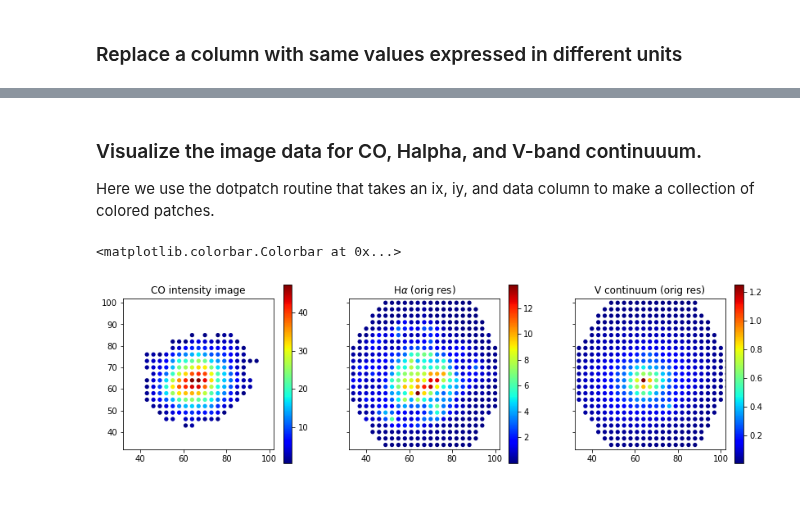
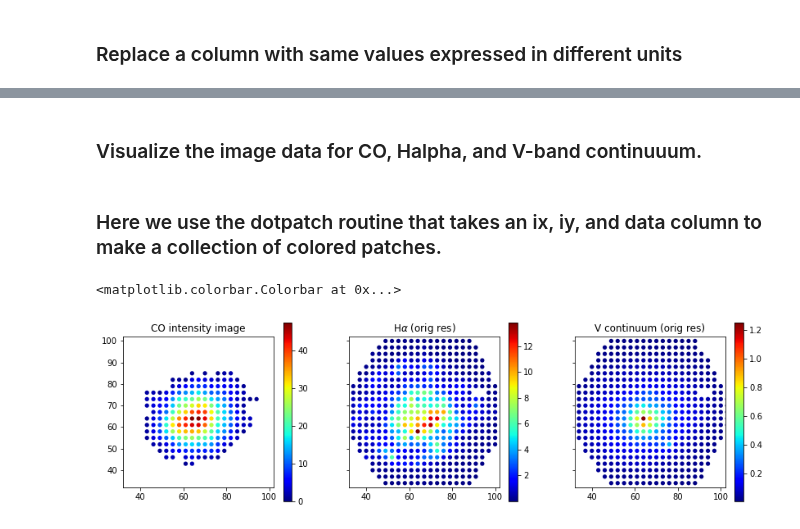
Before and after one commit to tonywong94/edge_pydb, a Jupyter notebook: demo_notebk/Tutorial.ipynb, the cells around one changed output, grey strips where cells are left out. Cells and saved outputs as stored; diff of their text form; code cells hidden in the pictures; blank space fills up the shorter version.

```diff
--- a/demo_notebk/Tutorial.ipynb
+++ b/demo_notebk/Tutorial.ipynb
@@ -197,0 +198,2 @@ EdgeTable length=1849
+# %% [markdown]
+### Visualize the image data for CO, Halpha, and V-band continuuum.
@@ -198,3 +203,2 @@ EdgeTable length=1849
 # %% [markdown]
-### Visualize the image data for CO, Halpha, and V-band continuuum.
-Here we use the dotpatch routine that takes an ix, iy, and data column to make a collection of colored patches.
+### Here we use the dotpatch routine that takes an ix, iy, and data column to make a collection of colored patches.
@@ -204,27 +205,24 @@ from edge_pydb.plotting import dotpatch
 # %%
-fig, axs = plt.subplots(1,3,figsize=(14,4),sharex=True,sharey=True)
+fig, axs = plt.subplots(1, 3, figsize=(14,4), sharex=True, sharey=True)
 
-patch, xymin, xymax = dotpatch(cotab['ix'], cotab['iy'], cotab['mom0_12'])
+img, xymin, xymax = dotpatch(cotab['ix'], cotab['iy'], cotab['mom0_12'], axes=axs[0], vmin=0, cmap='jet')
 axs[0].set_title('CO intensity image')
 axs[0].set_xlim([32,102])
 axs[0].set_ylim([32,102])
-axs[0].add_collection(patch)
 axs[0].set_aspect('equal')
-plt.colorbar(patch, ax=axs[0])
+plt.colorbar(img, ax=axs[0])
 
 hatab = EdgeTable('NGC4047.pipe3d.hdf5', path='ELINES_rg')
-patch, xymin, xymax = dotpatch(hatab['ix'], hatab['iy'], hatab['Halpha_rg'])
+img, xymin, xymax = dotpatch(hatab['ix'], hatab['iy'], hatab['Halpha_rg'], axes=axs[1], cmap='jet')
 axs[1].set_title(r'H$\alpha$ (orig res)')
-axs[1].add_collection(patch)
 axs[1].set_aspect('equal')
-plt.colorbar(patch, ax=axs[1])
+plt.colorbar(img, ax=axs[1])
 
 ssptab = EdgeTable('NGC4047.pipe3d.hdf5', path='SSP_rg')
-patch, xymin, xymax = dotpatch(ssptab['ix'], ssptab['iy'], ssptab['Vcont_ssp_rg'])
+img, xymin, xymax = dotpatch(ssptab['ix'], ssptab['iy'], ssptab['Vcont_ssp_rg'], axes=axs[2], cmap='jet')
 axs[2].set_title('V continuum (orig res)')
-axs[2].add_collection(patch)
 axs[2].set_aspect('equal')
-plt.colorbar(patch, ax=axs[2])
+plt.colorbar(img, ax=axs[2])
 # %% [output]
 <matplotlib.colorbar.Colorbar at 0x...>
-[figure, old version]
+[figure, new version]
```
Also changed, not shown: parts of 12 cells of this notebook, 1 other file.
